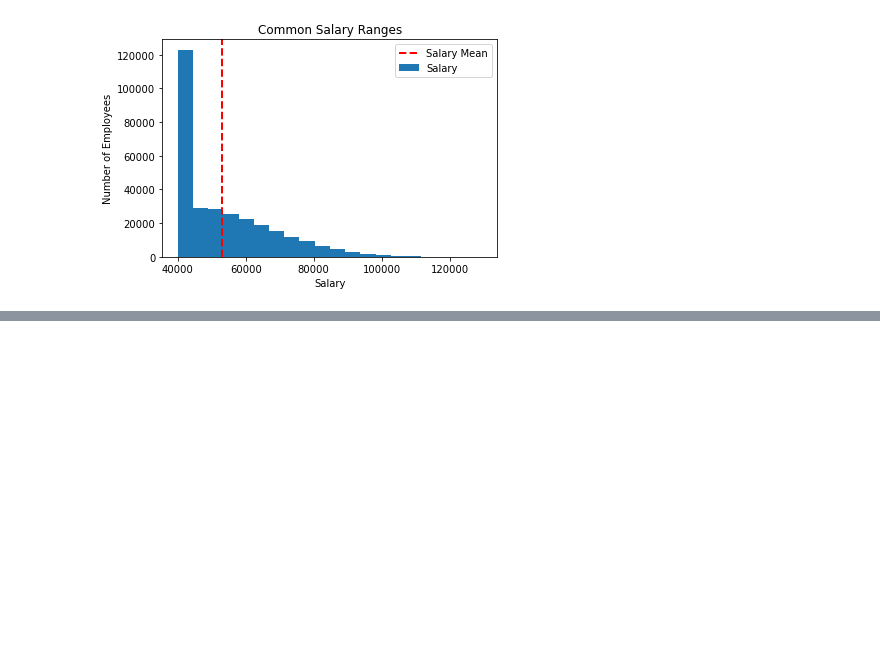
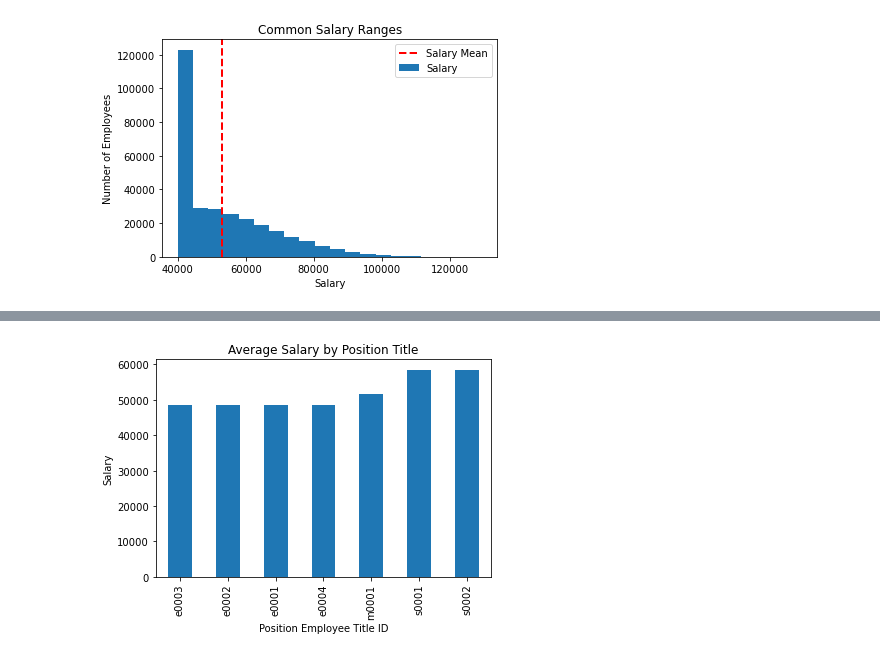
Before and after one commit to atemkuh/sql-challenge, a Jupyter notebook: EmployeeSQL/employees_db_query.ipynb, the cells around one changed output, grey strips where cells are left out. Saved outputs shown, nothing was run; the diff lists cells and outputs as text; code cells hidden in the pictures; blank space fills up the shorter version.

Commit message:
bar chart

```diff
--- a/EmployeeSQL/employees_db_query.ipynb
+++ b/EmployeeSQL/employees_db_query.ipynb
@@ -85,0 +122,8 @@ plt.savefig("Common Salary Ranges.png")
+# %%
+ax = avg_salary.sort_values("salary").plot(kind="bar",legend=False);
+ax.set_title("Average Salary by Position Title");
+ax.set_xlabel("Position Employee Title ID");
+ax.set_ylabel("Salary");
+plt.savefig("Average Salary by Position Title.png")
+# %% [output]
+[figure, added]
```
Also changed, not shown: parts of 8 cells of this notebook, 1 other file.
